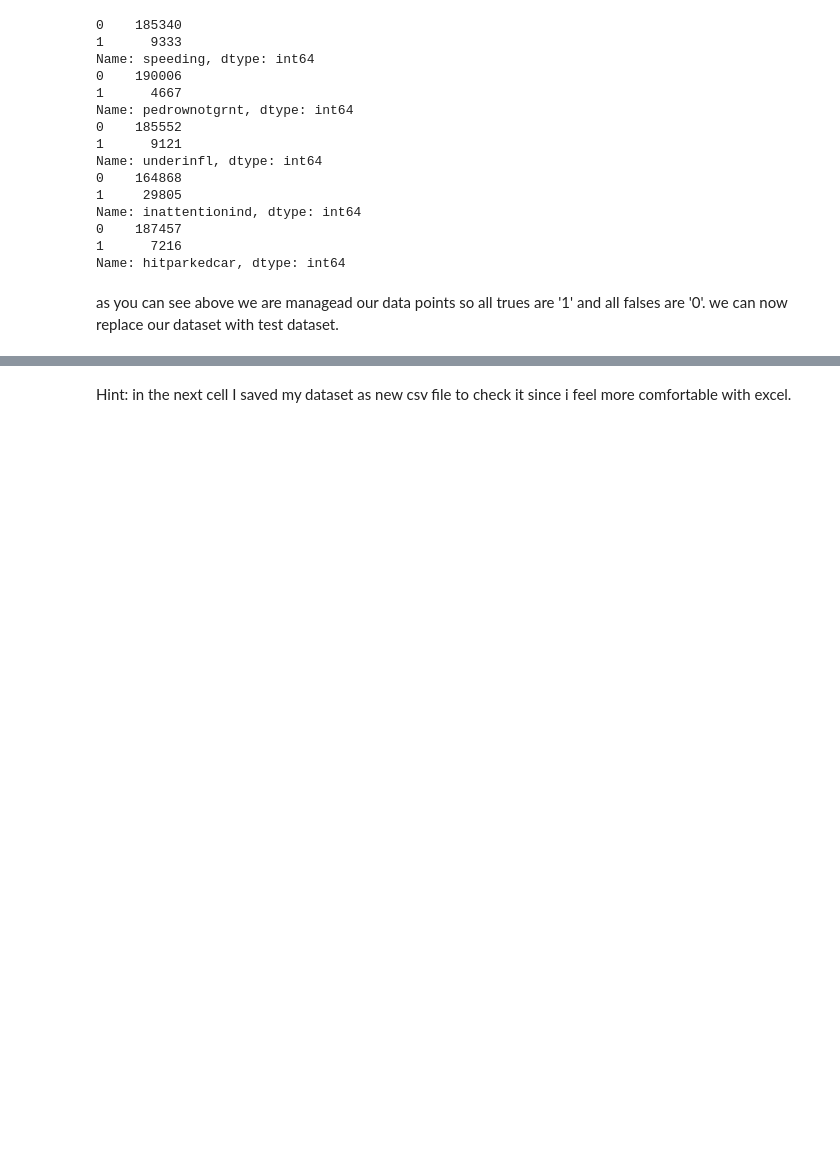
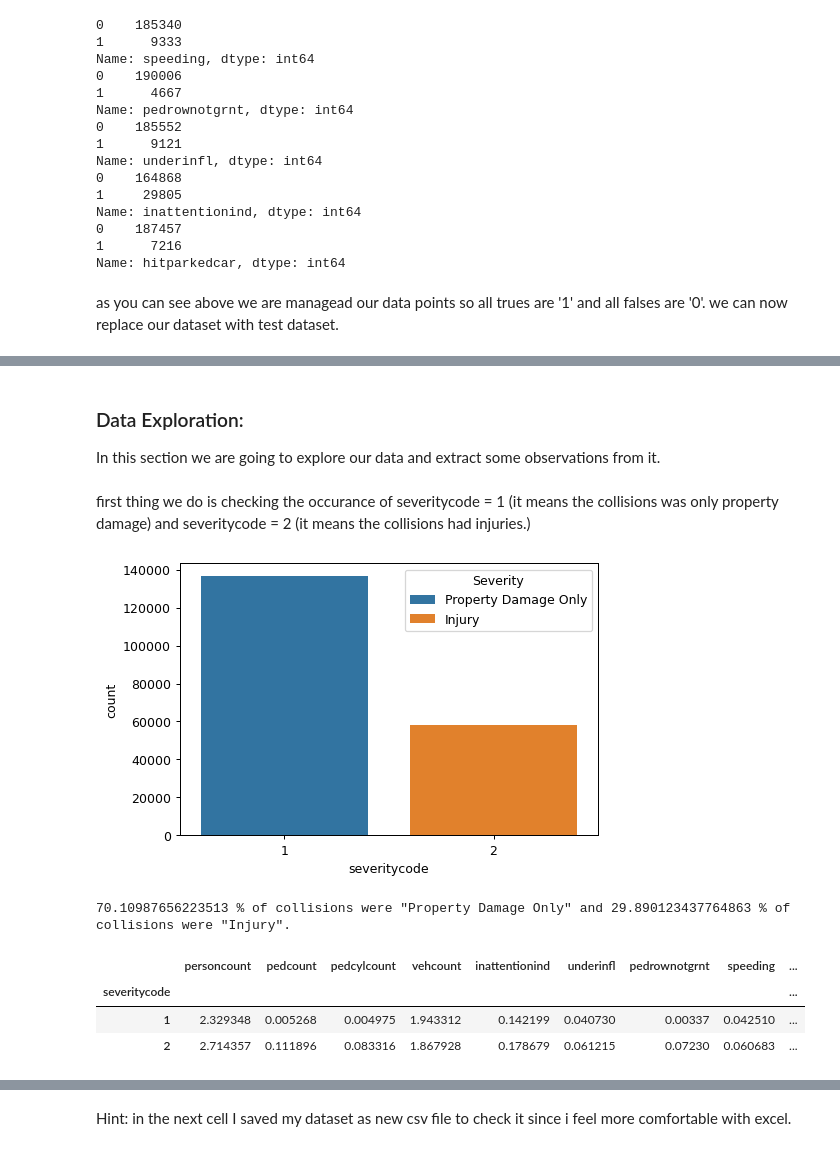
Before and after one commit to RaminFerdos/Coursera_Capstone, a Jupyter notebook: Coursera-Capstone-Collision Dataset.ipynb, the cells around one changed output, grey strips where cells are left out. Saved outputs shown, nothing was run; the diff lists cells and outputs as text; code cells hidden in the pictures; blank space fills up the shorter version.

Commit message:
Data Exploration phase added.
also i added some resources for developing and updating ignore.

```diff
--- a/Coursera-Capstone-Collision Dataset.ipynb
+++ b/Coursera-Capstone-Collision Dataset.ipynb
@@ -162,3 +179,32 @@ collisions.head()
 | 2 | 1 | Block | Parked Car | 4 | 0 | 0 | 3 | Mid-Block (not related to interse... | ... |
 | 3 | 1 | Block | Other | 3 | 0 | 0 | 3 | Mid-Block (not related to interse... | ... |
 | 4 | 2 | Intersection | Angles | 2 | 0 | 0 | 2 | At Intersection (intersection rel... | ... |
+# %% [markdown]
+### Data Exploration:
+In this section we are going to explore our data and extract some observations from it.
+# %% [markdown]
+first thing we do is checking the occurance of severitycode = 1 (it means the collisions was only property damage) and severitycode = 2 (it means the collisions had injuries.)
+# %%
+plt.figure(figsize=(6,4), dpi=90)
+g = sns.countplot(x="severitycode", data=collisions, dodge = False, hue='severitycode')
+h,l = g.get_legend_handles_labels()
+labels=['Property Damage Only','Injury']
+g.legend(h,labels,title="Severity", loc="upper right")
+plt.show()
+# %% [output]
+[figure, added]
+# %%
+count_severity_1 = len(collisions[collisions['severitycode'] == 1])
+count_severity_2 = len(collisions[collisions['severitycode'] == 2])
+percent_1 = count_severity_1 / (collisions['severitycode'].count())
+percent_2 = count_severity_2 / (collisions['severitycode'].count())
+print(f'{percent_1 * 100} % of collisions were "Property Damage Only" and {percent_2 * 100} % of collisions were "Injury".')
+# %% [output]
+70.10987656223513 % of collisions were "Property Damage Only" and 29.890123437764863 % of collisions were "Injury".
+# %%
+collisions.groupby('severitycode').mean()
+# %% [output]
+|  | personcount | pedcount | pedcylcount | vehcount | inattentionind | underinfl | pedrownotgrnt | speeding | ... |
+| severitycode |  |  |  |  |  |  |  |  | ... |
+| 1 | 2.329348 | 0.005268 | 0.004975 | 1.943312 | 0.142199 | 0.040730 | 0.00337 | 0.042510 | ... |
+| 2 | 2.714357 | 0.111896 | 0.083316 | 1.867928 | 0.178679 | 0.061215 | 0.07230 | 0.060683 | ... |
```
Also changed, not shown: parts of 13 cells of this notebook, 1 other file.
